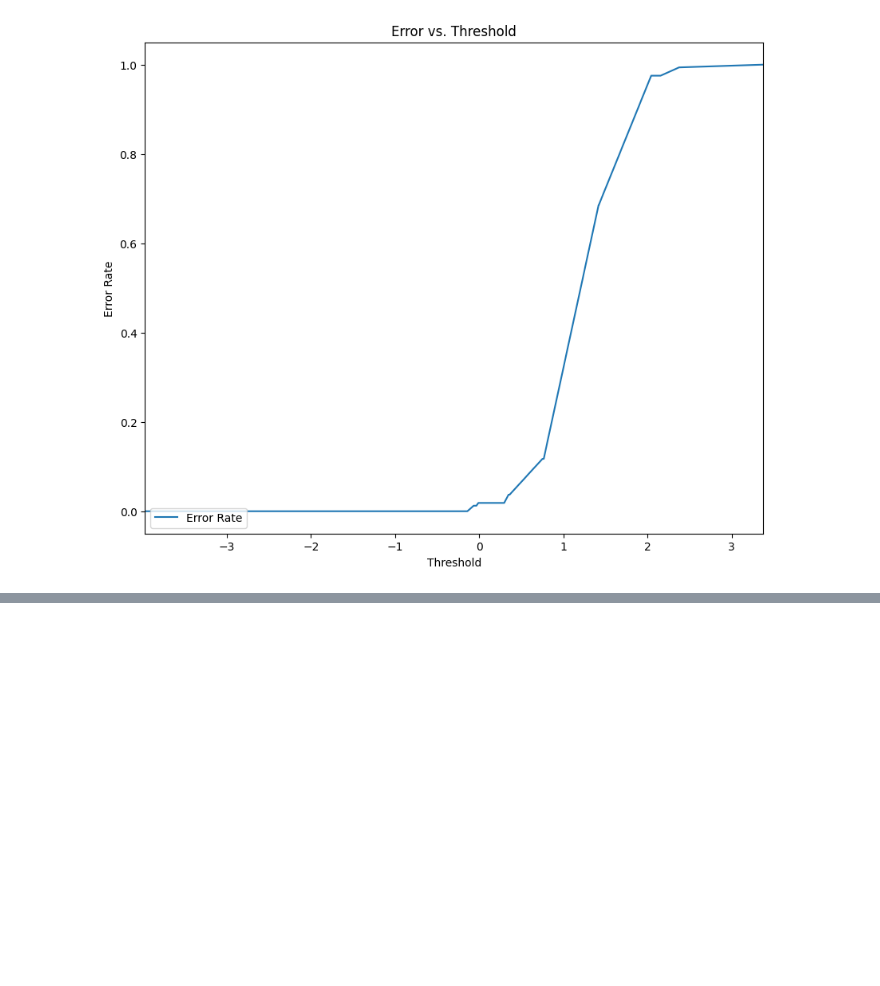
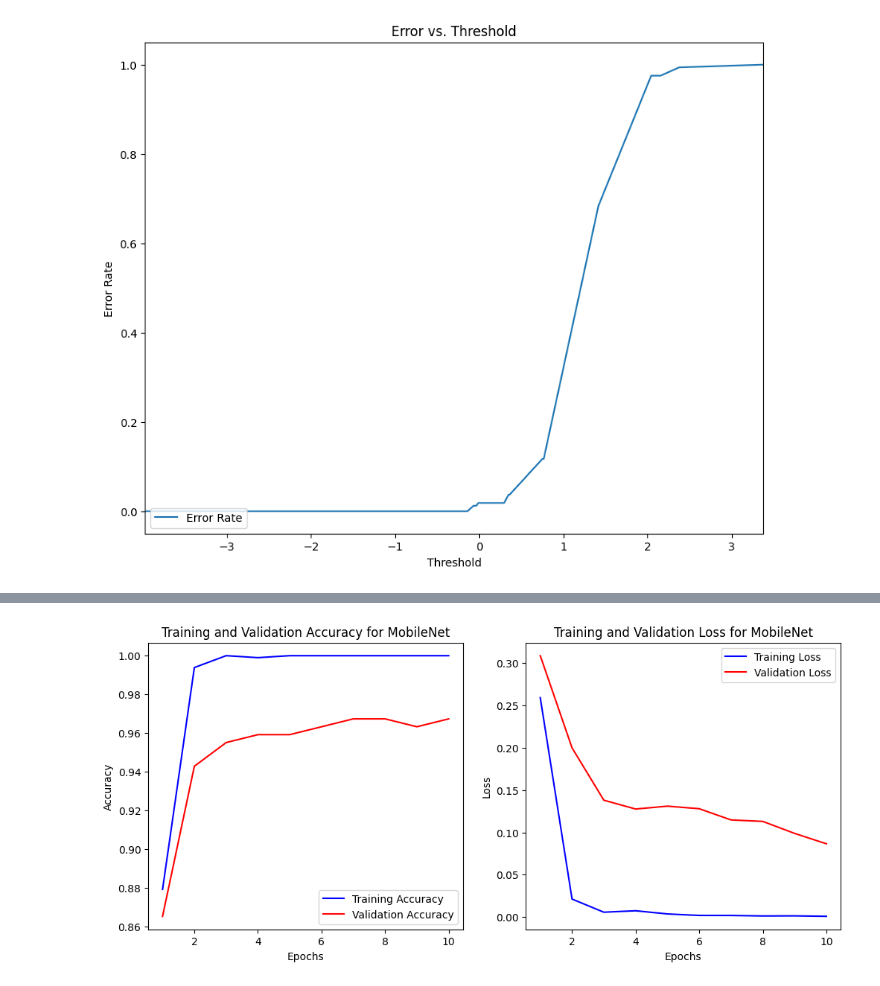
Before and after one commit to SarahPendhari/TumorSense, a Jupyter notebook: Brain_Tumor_Detection_Comparative_Study.ipynb, the cells around one changed output, grey strips where cells are left out. Saved outputs shown, nothing was run; the diff lists cells and outputs as text; code cells hidden in the pictures; blank space fills up the shorter version.

```diff
--- a/Brain_Tumor_Detection_Comparative_Study.ipynb
+++ b/Brain_Tumor_Detection_Comparative_Study.ipynb
@@ -676,0 +959,39 @@ plot_metrics(history_vgg19, "VGG19")
+# %%
+from tensorflow.keras.applications import MobileNet
+from tensorflow.keras.models import Sequential
+from tensorflow.keras.layers import Dense, GlobalAveragePooling2D
+from tensorflow.keras.optimizers import Adam
+from sklearn.metrics import classification_report, confusion_matrix
+import numpy as np
+
+# Assuming xtrain, ytrain, xtest, and ytest are already defined and preprocessed
+
+# Load MobileNet with pre-trained weights, without the top classification layer
+mobilenet_model = MobileNet(weights='imagenet', include_top=False, input_shape=(100, 100, 3))
+model_mobilenet = Sequential([
+    mobilenet_model,
+    GlobalAveragePooling2D(),
+    Dense(1024, activation='relu'),
+    Dense(2, activation='softmax')  # Assuming binary classification for tumors
+])
+
+model_mobilenet.compile(optimizer=Adam(learning_rate=0.0001), loss='categorical_crossentropy', metrics=['accuracy'])
+history_mobilenet = model_mobilenet.fit(xtrain, ytrain, batch_size=32, epochs=10, validation_data=(xtest, ytest))
+mobilenet_test_loss, mobilenet_test_acc = model_mobilenet.evaluate(xtest, ytest)
+print(f"MobileNet Test Accuracy: {mobilenet_test_acc}")
+print(f"MobileNet Test Loss: {mobilenet_test_loss}")
+
+# Predict classes using the test data
+y_pred = model_mobilenet.predict(xtest)
+y_pred_classes = np.argmax(y_pred, axis=1)
+y_true = np.argmax(ytest, axis=1)
+
+# Calculate the confusion matrix
+conf_matrix = confusion_matrix(y_true, y_pred_classes)
+print("Confusion Matrix:")
+print(conf_matrix)
+
+# Calculate precision, recall, and F1-score
+report = classification_report(y_true, y_pred_classes)
+print("Classification Report:")
+print(report)
@@ -676,0 +1017,4 @@ plot_metrics(history_vgg19, "VGG19")
+# %%
+plot_metrics(history_mobilenet, "MobileNet")
+# %% [output]
+[figure, added]
```
Also changed, not shown: parts of 21 cells of this notebook.
